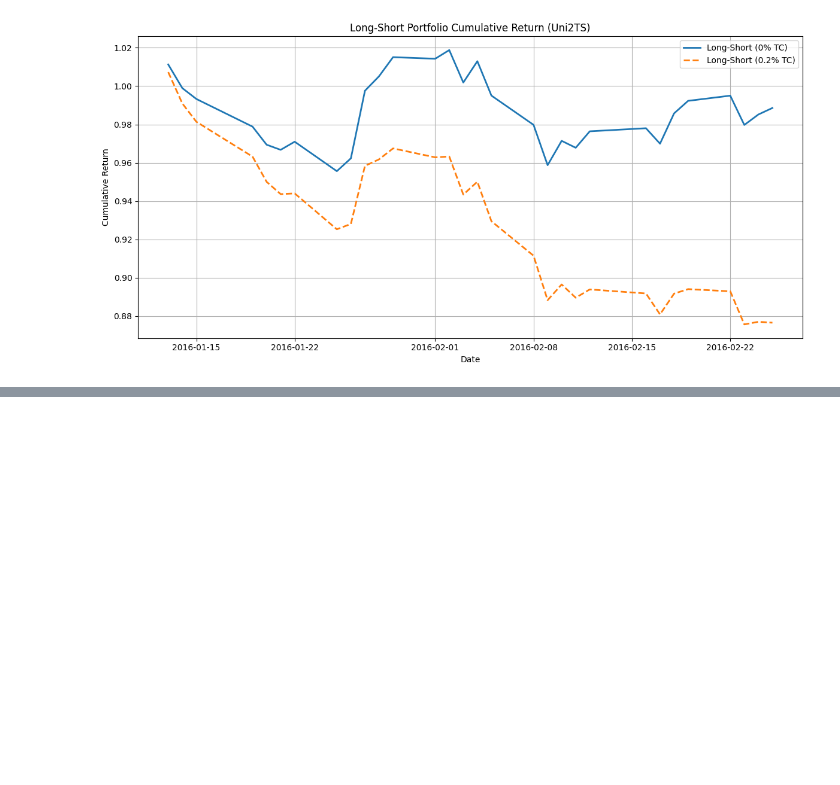
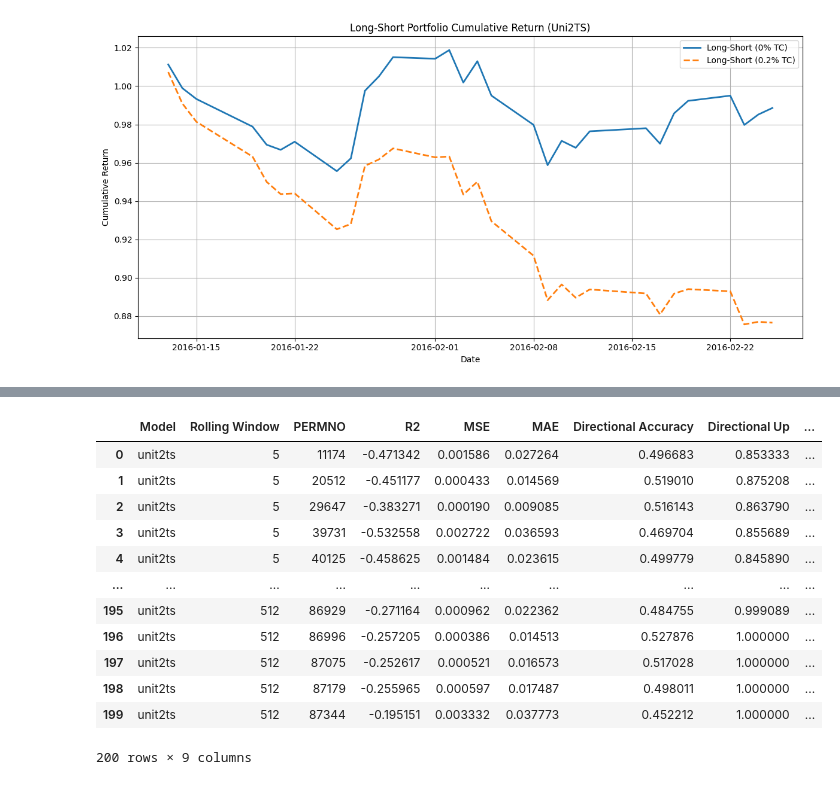
Before and after one commit to fazlur97/StockForecasting_TSFM, a Jupyter notebook: uni2ts.ipynb, the cells around one changed output, grey strips where cells are left out. Cells and saved outputs as stored; diff of their text form; code cells hidden in the pictures; blank space fills up the shorter version.

```diff
--- a/uni2ts.ipynb
+++ b/uni2ts.ipynb
@@ -663,0 +968,72 @@ plt.show()
+# %%
+import pandas as pd
+import numpy as np
+from sklearn.metrics import r2_score, mean_squared_error, mean_absolute_error
+import re
+
+# Load predictions
+df = pd.read_csv("Results/uni2ts_merged_predictions.csv")
+
+# Directional metrics
+def directional_accuracy(y_true, y_pred):
+    return np.mean(np.sign(y_true) == np.sign(y_pred))
+
+def directional_up_accuracy(y_true, y_pred):
+    mask = y_true > 0
+    return np.mean(np.sign(y_pred[mask]) == 1) if mask.any() else np.nan
+
+def directional_down_accuracy(y_true, y_pred):
+    mask = y_true < 0
+    return np.mean(np.sign(y_pred[mask]) == -1) if mask.any() else np.nan
+
+# Identify model prediction columns
+base_cols = {"PERMNO", "date", "EXCESS_RET"}
+pred_cols = [col for col in df.columns if col not in base_cols]
+results_by_permno = []
+
+for model_col in pred_cols:
+    match = re.search(r'_(\d+)$', model_col)
+    rolling_window = int(match.group(1)) if match else None
+    model_name = model_col.rsplit("_", 1)[0]
+
+    for permno, group in df.groupby("PERMNO"):
+        y_true = group["EXCESS_RET"]
+        y_pred = group[model_col]
+
+        valid = y_true.notna() & y_pred.notna()
+        y_true = y_true[valid]
+        y_pred = y_pred[valid]
+
+        if len(y_true) < 5:
+            continue
+
+        results_by_permno.append({
+            'Model': model_name,
+            'Rolling Window': rolling_window,
+            'PERMNO': permno,
+            'R2': r2_score(y_true, y_pred),
+            'MSE': mean_squared_error(y_true, y_pred),
+            'MAE': mean_absolute_error(y_true, y_pred),
+            'Directional Accuracy': directional_accuracy(y_true, y_pred),
+            'Directional Up': directional_up_accuracy(y_true, y_pred),
+            'Directional Down': directional_down_accuracy(y_true, y_pred)
+        })
+
+# Create DataFrame
+results_by_permno_df = pd.DataFrame(results_by_permno)
+results_by_permno_df.to_csv("Results/uni2ts_metrics_by_permno.csv", index=False)
+display(results_by_permno_df)
+# %% [output]
+|  | Model | Rolling Window | PERMNO | R2 | MSE | MAE | Directional Accuracy | Directional Up | ... |
+| 0 | unit2ts | 5 | 11174 | -0.471342 | 0.001586 | 0.027264 | 0.496683 | 0.853333 | ... |
+| 1 | unit2ts | 5 | 20512 | -0.451177 | 0.000433 | 0.014569 | 0.519010 | 0.875208 | ... |
+| 2 | unit2ts | 5 | 29647 | -0.383271 | 0.000190 | 0.009085 | 0.516143 | 0.863790 | ... |
+| 3 | unit2ts | 5 | 39731 | -0.532558 | 0.002722 | 0.036593 | 0.469704 | 0.855689 | ... |
+| 4 | unit2ts | 5 | 40125 | -0.458625 | 0.001484 | 0.023615 | 0.499779 | 0.845890 | ... |
+| ... | ... | ... | ... | ... | ... | ... | ... | ... | ... |
+| 195 | unit2ts | 512 | 86929 | -0.271164 | 0.000962 | 0.022362 | 0.484755 | 0.999089 | ... |
+| 196 | unit2ts | 512 | 86996 | -0.257205 | 0.000386 | 0.014513 | 0.527876 | 1.000000 | ... |
+| 197 | unit2ts | 512 | 87075 | -0.252617 | 0.000521 | 0.016573 | 0.517028 | 1.000000 | ... |
+| 198 | unit2ts | 512 | 87179 | -0.255965 | 0.000597 | 0.017487 | 0.498011 | 1.000000 | ... |
+| 199 | unit2ts | 512 | 87344 | -0.195151 | 0.003332 | 0.037773 | 0.452212 | 1.000000 | ... |
+200 rows × 9 columns
```
Also changed, not shown: parts of 6 cells of this notebook, 50 other files.
